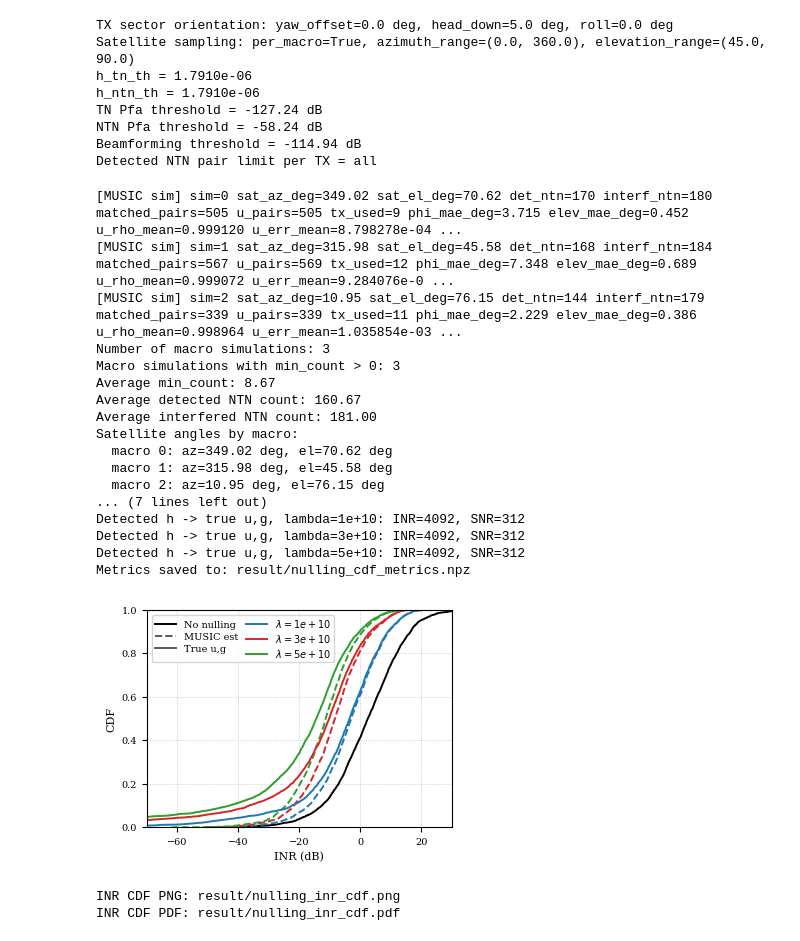
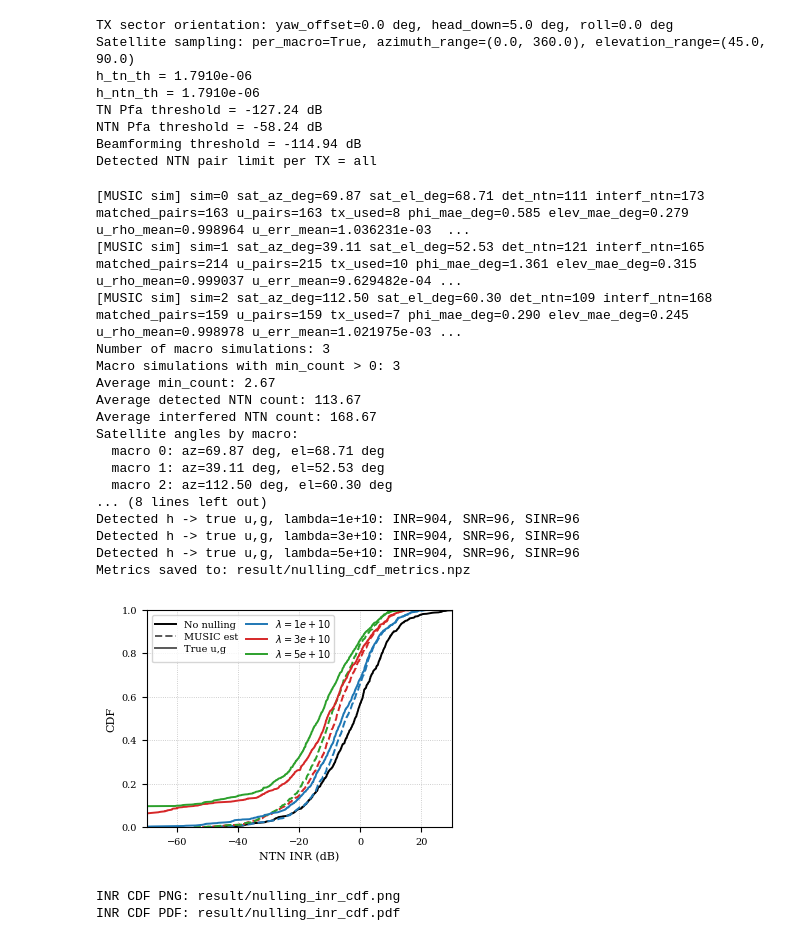
Before and after one commit to Shizhen-Jia/NTN-NULLING-NONCOH, a Jupyter notebook: Nulling_CDF.ipynb, the cells around one changed output. Saved outputs shown, nothing was run; the diff lists cells and outputs as text; code cells hidden in the pictures.

```diff
--- a/Nulling_CDF.ipynb
+++ b/Nulling_CDF.ipynb
@@ -16,7 +16,10 @@ importlib.reload(ncu)
 
 from SceneConfigSionna import SceneConfigSionna
 # %%
-scene = load_scene("/workspace/shizhen/NTN-Nulling/Denver_Scene/Boulder/Boulder.xml")
+# scene = load_scene("/workspace/shizhen/NTN-Nulling/Denver_Scene/Boulder/Boulder.xml")
+# scene = load_scene("/workspace/shizhen/NTN-NULLING-NONCOH/blender_scene_big/10km_times_10km/10km_times_10km.xml")
+scene = load_scene("/workspace/shizhen/NTN-NULLING-NONCOH/blender_scene_big/10kmwithfigure/10km.xml")
+
 SceneConfig = SceneConfigSionna(scene)
 SceneConfig.build_coverage_map(grid_size=10, show_xy=True, plot=False)
 # %% [output]
@@ -175,7 +178,7 @@ compute_positions_kwargs_mc = dict(
     elevation=elevation,
     centerBS=False,
     bs_grid=(bs_row, bs_col),
-    bs_boundary=1500,
+    bs_boundary=3000,
     tn_building_ratio=0.6,
     tn_distance=400,
     ntn_building_ratio=0.8,
@@ -283,42 +286,46 @@ print(f"Average phi MAE: {np.nanmean(macro_phi_mae_deg) if macro_phi_mae_deg.siz
 print(f"Average elevation MAE: {np.nanmean(macro_elev_mae_deg) if macro_elev_mae_deg.size else np.nan:.3f} deg")
 print(f"Raw INR samples: {nulling_cdf_results['raw_inr_db'].size}")
 print(f"Raw SNR samples: {nulling_cdf_results['raw_snr_db'].size}")
+print(f"Raw SINR samples: {nulling_cdf_results['raw_sinr_db'].size}")
 for lambda_ in (lambda_ranges or []):
     print(
         f"Detected h + nulling_bf, lambda={lambda_:.0e}: "
         f"INR={nulling_cdf_results['true_inr_db'][float(lambda_)].size}, "
-        f"SNR={nulling_cdf_results['true_snr_db'][float(lambda_)].size}"
+        f"SNR={nulling_cdf_results['true_snr_db'][float(lambda_)].size}, "
+        f"SINR={nulling_cdf_results['true_sinr_db'][float(lambda_)].size}"
     )
 for lambda_ in lambda_ranges_music_est:
     print(
         f"MUSIC est, lambda={lambda_:.0e}: "
         f"INR={nulling_cdf_results['est_inr_db'][float(lambda_)].size}, "
-        f"SNR={nulling_cdf_results['est_snr_db'][float(lambda_)].size}"
+        f"SNR={nulling_cdf_results['est_snr_db'][float(lambda_)].size}, "
+        f"SINR={nulling_cdf_results['est_sinr_db'][float(lambda_)].size}"
     )
 for lambda_ in lambda_ranges_music_real:
     print(
         f"Detected h -> true u,g, lambda={lambda_:.0e}: "
         f"INR={nulling_cdf_results['music_real_inr_db'][float(lambda_)].size}, "
-        f"SNR={nulling_cdf_results['music_real_snr_db'][float(lambda_)].size}"
+        f"SNR={nulling_cdf_results['music_real_snr_db'][float(lambda_)].size}, "
+        f"SINR={nulling_cdf_results['music_real_sinr_db'][float(lambda_)].size}"
     )
 print(f"Metrics saved to: {metrics_path}")
 # %% [output]
-[MUSIC sim] sim=0 sat_az_deg=349.02 sat_el_deg=70.62 det_ntn=170 interf_ntn=180 matched_pairs=505 u_pairs=505 tx_used=9 phi_mae_deg=3.715 elev_mae_deg=0.452 u_rho_mean=0.999120 u_err_mean=8.798278e-04 ...
-[MUSIC sim] sim=1 sat_az_deg=315.98 sat_el_deg=45.58 det_ntn=168 interf_ntn=184 matched_pairs=567 u_pairs=569 tx_used=12 phi_mae_deg=7.348 elev_mae_deg=0.689 u_rho_mean=0.999072 u_err_mean=9.284076e-0 ...
-[MUSIC sim] sim=2 sat_az_deg=10.95 sat_el_deg=76.15 det_ntn=144 interf_ntn=179 matched_pairs=339 u_pairs=339 tx_used=11 phi_mae_deg=2.229 elev_mae_deg=0.386 u_rho_mean=0.998964 u_err_mean=1.035854e-03 ...
+[MUSIC sim] sim=0 sat_az_deg=69.87 sat_el_deg=68.71 det_ntn=111 interf_ntn=173 matched_pairs=163 u_pairs=163 tx_used=8 phi_mae_deg=0.585 elev_mae_deg=0.279 u_rho_mean=0.998964 u_err_mean=1.036231e-03  ...
+[MUSIC sim] sim=1 sat_az_deg=39.11 sat_el_deg=52.53 det_ntn=121 interf_ntn=165 matched_pairs=214 u_pairs=215 tx_used=10 phi_mae_deg=1.361 elev_mae_deg=0.315 u_rho_mean=0.999037 u_err_mean=9.629482e-04 ...
+[MUSIC sim] sim=2 sat_az_deg=112.50 sat_el_deg=60.30 det_ntn=109 interf_ntn=168 matched_pairs=159 u_pairs=159 tx_used=7 phi_mae_deg=0.290 elev_mae_deg=0.245 u_rho_mean=0.998978 u_err_mean=1.021975e-03 ...
 Number of macro simulations: 3
 Macro simulations with min_count > 0: 3
-Average min_count: 8.67
-Average detected NTN count: 160.67
-Average interfered NTN count: 181.00
+Average min_count: 2.67
+Average detected NTN count: 113.67
+Average interfered NTN count: 168.67
 Satellite angles by macro:
-  macro 0: az=349.02 deg, el=70.62 deg
-  macro 1: az=315.98 deg, el=45.58 deg
-  macro 2: az=10.95 deg, el=76.15 deg
-... (7 lines left out)
-Detected h -> true u,g, lambda=1e+10: INR=4092, SNR=312
-Detected h -> true u,g, lambda=3e+10: INR=4092, SNR=312
-Detected h -> true u,g, lambda=5e+10: INR=4092, SNR=312
+  macro 0: az=69.87 deg, el=68.71 deg
+  macro 1: az=39.11 deg, el=52.53 deg
+  macro 2: az=112.50 deg, el=60.30 deg
+... (8 lines left out)
+Detected h -> true u,g, lambda=1e+10: INR=904, SNR=96, SINR=96
+Detected h -> true u,g, lambda=3e+10: INR=904, SNR=96, SINR=96
+Detected h -> true u,g, lambda=5e+10: INR=904, SNR=96, SINR=96
 Metrics saved to: result/nulling_cdf_metrics.npz
 # %%
 plt.rcParams.update(
@@ -431,35 +438,35 @@ legend_labels.extend([handle.get_label() for handle in style_handles])
 legend_handles.extend(lambda_handles)
 legend_labels.extend([handle.get_label() for handle in lambda_handles])
 
-ax.set_xlabel("INR (dB)")
+ax.set_xlabel("NTN INR (dB)")
 ax.set_ylabel("CDF")
 # ax.set_title("CDF of INR on MUSIC-detected NTN Pairs")
 ax.set_ylim(0.0, 1.0)
 ax.set_xlim(-70, 30)
 ax.grid(True, linestyle=":", linewidth=0.6, alpha=0.8)
 ax.legend(
     legend_handles,
     legend_labels,
     loc="upper left",
     ncol=2,
     frameon=True,
     handlelength=2.2,
     borderpad=0.3,
     labelspacing=0.3,
     columnspacing=0.8,
 )
 fig.tight_layout(pad=0.2)
 
 inr_png_path = result_dir / "nulling_inr_cdf.png"
 inr_pdf_path = result_dir / "nulling_inr_cdf.pdf"
 fig.savefig(inr_png_path, dpi=400, bbox_inches="tight")
 fig.savefig(inr_pdf_path, bbox_inches="tight")
 plt.show()
 
 print(f"INR CDF PNG: {inr_png_path}")
 print(f"INR CDF PDF: {inr_pdf_path}")
 # %% [output]
-[figure, old version]
+[figure, new version]
 INR CDF PNG: result/nulling_inr_cdf.png
 INR CDF PDF: result/nulling_inr_cdf.pdf
 # %%
```
Also changed, not shown: parts of 3 cells of this notebook, 1 other file.
